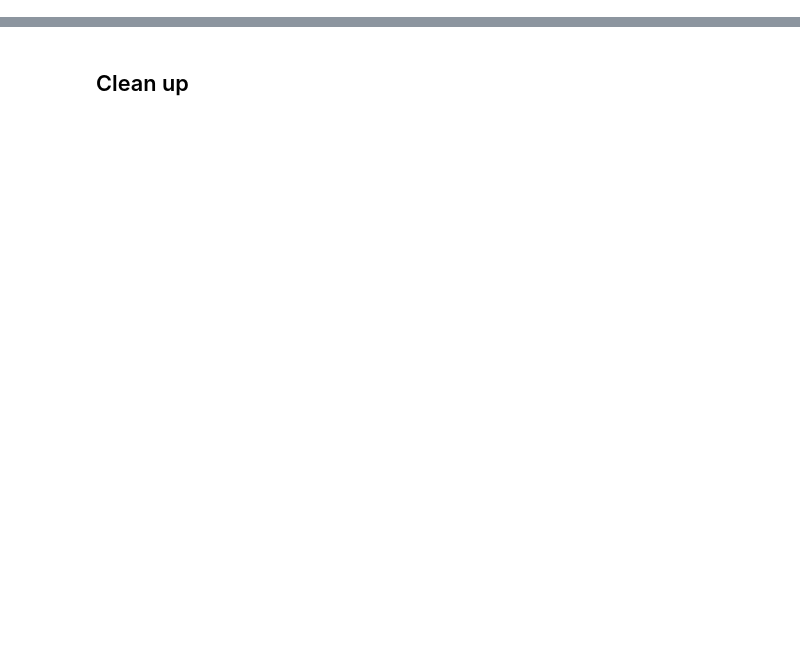
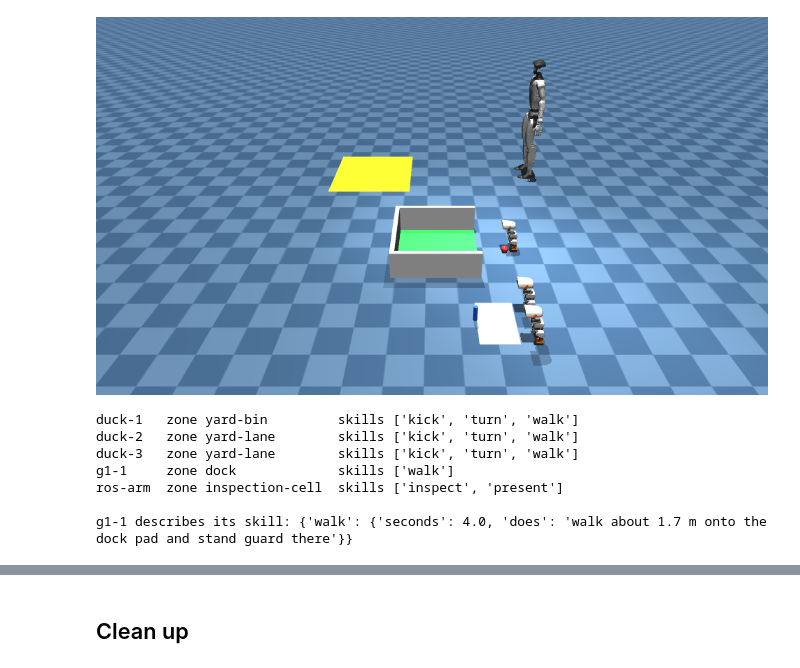
Before and after one commit to sundargthb/sample-the-physical-ai-toolchain-on-aws, a Jupyter notebook: strands-agents-on-aws/fleet-orchestration/fleet_orchestration.ipynb, the cells around one changed output, grey strips where cells are left out. Cells and saved outputs as stored; diff of their text form; code cells hidden in the pictures; blank space fills up the shorter version.

```diff
--- a/strands-agents-on-aws/fleet-orchestration/fleet_orchestration.ipynb
+++ b/strands-agents-on-aws/fleet-orchestration/fleet_orchestration.ipynb
@@ -432,0 +35,25 @@ here. With the arms connected:
+# %%
+import json, os, sys, time, uuid
+sys.path[:0] = [os.path.abspath("fleet"), os.path.abspath("yard")]
+os.environ.setdefault("MUJOCO_GL", "cgl" if sys.platform == "darwin" else "egl")
+
+import boto3
+from botocore.config import Config
+from cryptography.hazmat.primitives import serialization
+from IPython.display import Video, display
+from PIL import Image
+
+import robot_host
+from iotlink import Link
+from planner import Fleet
+from sim_yard import SimYard, run_goal
+
+robot_host.print = lambda *a, **k: None  # keep each robot host's request log out of the notebook
+REGION, TENANT = os.environ.get("AWS_REGION", "us-west-2"), "site"
+PLANNER_ARN = open("runtime_arn.txt").read().strip()
+KEY = serialization.load_pem_private_key(open("fleet/operator_key.pem", "rb").read(), None)
+PUB = KEY.public_key().public_bytes(serialization.Encoding.Raw, serialization.PublicFormat.Raw).hex()
+agentcore = boto3.client("bedrock-agentcore", region_name=REGION,
+                         config=Config(read_timeout=900, retries={"total_max_attempts": 1}))
+os.makedirs("media", exist_ok=True)
+print("planner runtime:", PLANNER_ARN.split("/")[-1].rsplit("-", 1)[0], "| region:", REGION)
@@ -432,0 +84,19 @@ here. With the arms connected:
+# %%
+yard = SimYard(PUB, TENANT)
+display(Image.fromarray(yard.world.render("overview")))
+
+fleet = Fleet(TENANT)  # reads every robot's retained description as it connects
+online = {d["device"]: d for d in fleet.devices(min_count=5, timeout=30)}
+for name, d in sorted(online.items()):
+    print(f"{name:8s} zone {d['zone']:16s} skills {d['skills']}")
+call = fleet.link.call
+print("\ng1-1 describes its skill:", call("g1-1", "describe")["skills"])
+# %% [output]
+[figure, added]
+duck-1   zone yard-bin         skills ['kick', 'turn', 'walk']
+duck-2   zone yard-lane        skills ['kick', 'turn', 'walk']
+duck-3   zone yard-lane        skills ['kick', 'turn', 'walk']
+g1-1     zone dock             skills ['walk']
+ros-arm  zone inspection-cell  skills ['inspect', 'present']
+
+g1-1 describes its skill: {'walk': {'seconds': 4.0, 'does': 'walk about 1.7 m onto the dock pad and stand guard there'}}
```
Also changed, not shown: parts of 39 cells of this notebook, 25 other files.
